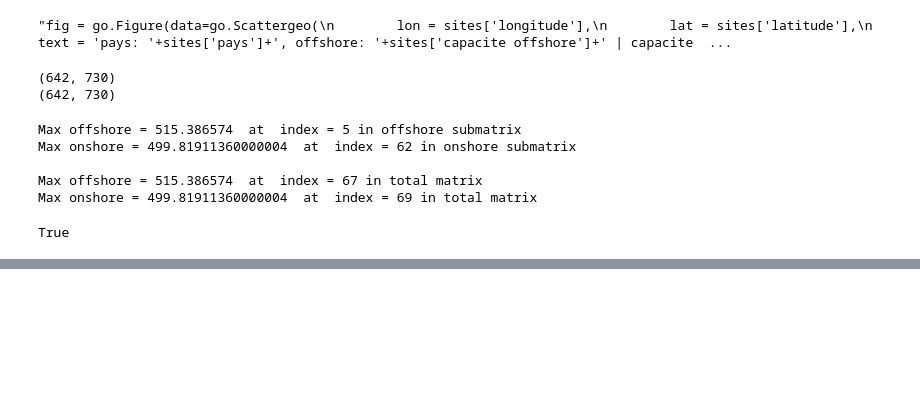
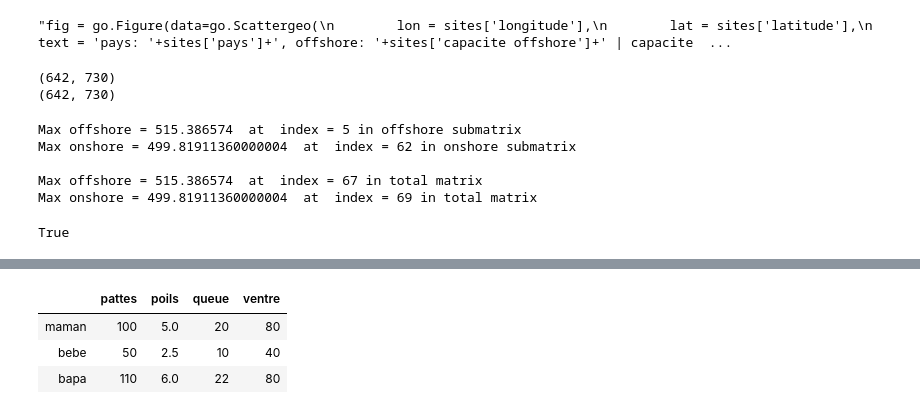
Before and after one commit to anthochung1/Opti_ProjetPartie_I, a Jupyter notebook: Chargement-données-v1.6.ipynb, the cells around one changed output, grey strips where cells are left out. Cells and saved outputs as stored; diff of their text form; code cells hidden in the pictures; blank space fills up the shorter version.

```diff
--- a/Chargement-données-v1.6.ipynb
+++ b/Chargement-données-v1.6.ipynb
@@ -306,3 +342,18 @@ s += variability < delta*P"""
+# %%
+famille_panda = [[100, 5  , 20, 80],
+                 [50 , 2.5, 10, 40],
+                 [110, 6  , 22, 80],]
+
+## Créons un DataFrame ##
+famille_panda_df = pd.DataFrame(famille_panda,
+                                index= ["maman","bebe","bapa"],
+                                columns=["pattes", "poils","queue","ventre"])
+famille_panda_df
+# %% [output]
+|  | pattes | poils | queue | ventre |
+| maman | 100 | 5.0 | 20 | 80 |
+| bebe | 50 | 2.5 | 10 | 40 |
+| bapa | 110 | 6.0 | 22 | 80 |
 # %%
 ## Visualisation des rendements pour un pays
 
```
Also changed, not shown: parts of 6 cells of this notebook.
